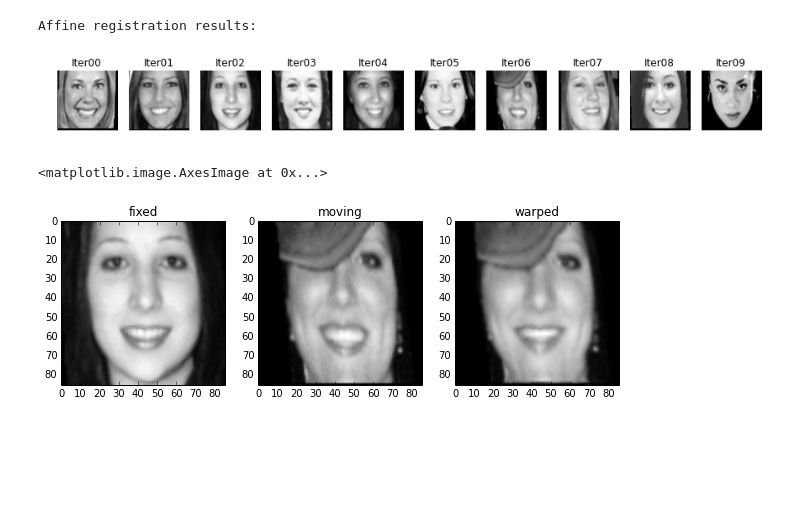
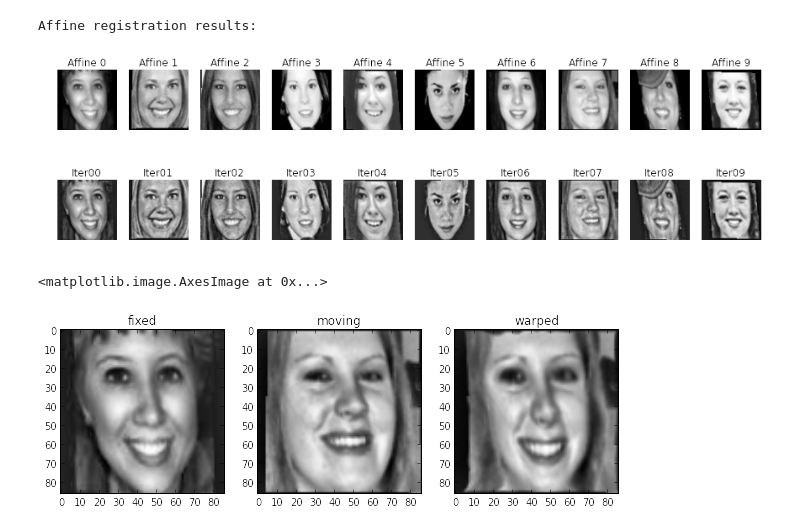
Before and after one commit to KitwareMedical/pyLAR, a Jupyter notebook: low_rank_atlas/notebook/LAB_2D_Face_female_10inputs.ipynb, the cells around one changed output. Drawn from its saved outputs; the diff is of its cells as text; code cells hidden in the pictures; blank space fills up the shorter version.

```diff
--- a/low_rank_atlas/notebook/LAB_2D_Face_female_10inputs.ipynb
+++ b/low_rank_atlas/notebook/LAB_2D_Face_female_10inputs.ipynb
@@ -76,55 +76,78 @@ for i in range(num_of_data):
 'ShrinkFactors' : '2x1',\
 'SmoothingSigmas' : '2x0vox',\
 'Transform' :'Affine[0.25]',\
-'Metric': 'CC[%s,%s,1,5]' %(fixedIm, movingIm)
+'Metric': 'CC[%s,%s,1,8]' %(fixedIm, movingIm)
 #'Metric': 'Mattes[%s,%s,1,50]' %(fixedIm, movingIm)
 }
     ANTS(fixedIm, movingIm,result_folder+'/affine',antsParams, None, True)
     warpedImFn = result_folder+ '/affineWarped.nrrd'
-    iter0Fn = result_folder+'/Iter0_'+str(i)+'.nrrd'
-    os.system('cp '+warpedImFn+' '+iter0Fn)
+    affineFn = result_folder+'/affine_'+str(i)+'.nrrd'
+    os.system('cp '+warpedImFn+' '+affineFn)
 
-    im_array = getImageArray(iter0Fn)
+    im_array = getImageArray(affineFn)
     plt.subplot(1,num_of_data,i+1)
     implot = plt.imshow(im_array,cm.gray)
     plt.axis('off')
-    plt.title('Iter0'+str(i))
+    plt.title('Affine '+str(i))
 # %% [output]
 Affine registration results:
-[figure, old version]
+[figure, new version]
+# %%
+# preprocessing: normalize intensity distribution
+plt.figure(figsize=(15,5))
+#fixedIm =  result_folder+'/affine_'+str(0)+'.nrrd'
+for i in range(num_of_data):
+    affineFn = result_folder+'/affine_'+str(i)+'.nrrd'
+    iter0Fn = result_folder+'/Iter0_'+str(i)+'.nrrd'
+    hmfilter = sitk.AdaptiveHistogramEqualizationImageFilter()
+    hmfilter.SetAlpha(0.6)
+    hmfilter.SetBeta(0.6)
+    #hmfilter.SetRadius(30)
+    inIm = sitk.ReadImage(affineFn)
+    #refIm = sitk.ReadImage(fixedIm)
+    im = hmfilter.Execute(inIm)
+    sitk.WriteImage(im, iter0Fn)
+    im_array = sitk.GetArrayFromImage(im)
+    plt.subplot(1,num_of_data,i+1)
+    implot = plt.imshow(im_array,cm.gray)
+    plt.axis('off')
+    plt.title('Iter0'+str(i))
+# %% [output]
+[figure, added]
 # %%
 # Testing ANTS registration, set parameters
-fixedIm =  result_folder+'/Iter0_'+str(2)+'.nrrd'
-movingIm =  result_folder+'/Iter0_'+str(6)+'.nrrd'
+fixedIm =  result_folder+'/Iter0_'+str(0)+'.nrrd'
+movingIm =  result_folder+'/Iter0_'+str(7)+'.nrrd'
 
 antsParams =  {
 'Dimension': 2,\
 'Convergence' : '[200x100,1e-6,10]',\
 'ShrinkFactors' : '2x1',\
 'SmoothingSigmas' : '1x0vox',\
-'Transform' :'SyN[0.1,1,0.1]',\
+'Transform' :'SyN[0.1,1,0]',\
 #'Metric': 'Mattes[%s,%s,1,50]' %(fixedIm, movingIm)
-'Metric': 'CC[fixedIm,movingIm,1,5]' # the file name will be replaced inside the ANTS()
+#'Metric': 'CC[fixedIm,movingIm,1,5]' # the file name will be replaced inside the ANTS()
+'Metric': 'MeanSquares[fixedIm,movingIm,1,0]'
 }
 # Mattes[f,m ,weight, histogramb_in_size,samplingmethod, samplingPercentage]
 #'Metric': 'Mattes[%s,%s,1,50]' %(fixedIm, movingIm)}
 
 cmd = ANTS(fixedIm, movingIm,result_folder+'/test',antsParams)
 #print cmd
 os.system(cmd)
 warpedImFn = result_folder+ '/testWarped.nrrd'
 #warpedImFn = convertToJpg(warpedImFn)
 
 plt.figure(figsize=(10,3))
 plt.subplot(131)
 plt.title('fixed')
 plt.imshow(getImageArray(fixedIm),cm.gray)
 plt.subplot(132)
 plt.title('moving')
 plt.imshow(getImageArray(movingIm),cm.gray)
 plt.subplot(133)
 plt.title('warped')
 plt.imshow(getImageArray(warpedImFn),cm.gray)
 # %% [output]
 <matplotlib.image.AxesImage at 0x...>
-[figure, old version]
+[figure, new version]
```
Also changed, not shown: parts of 7 cells of this notebook, 6 other files.
